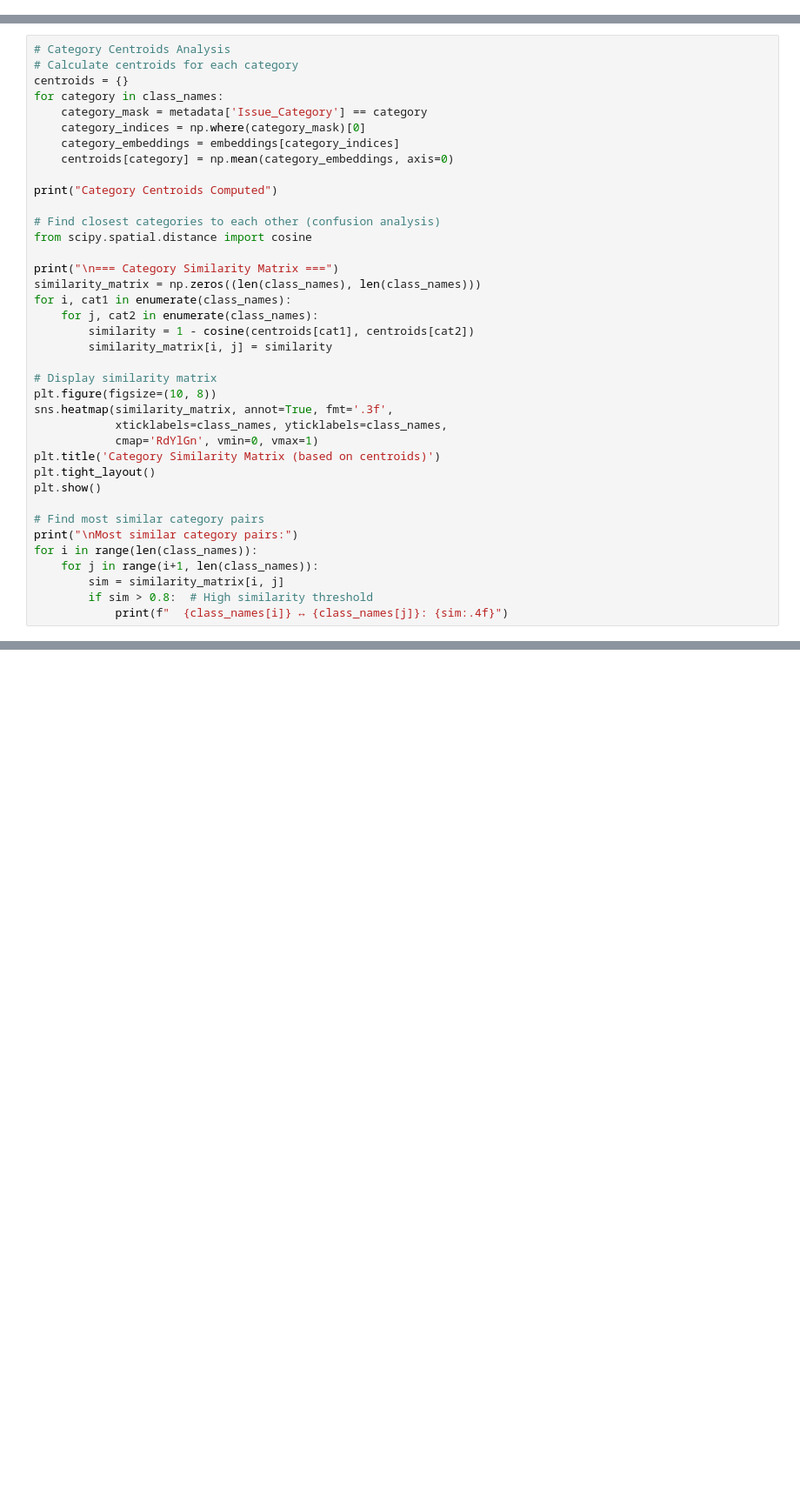
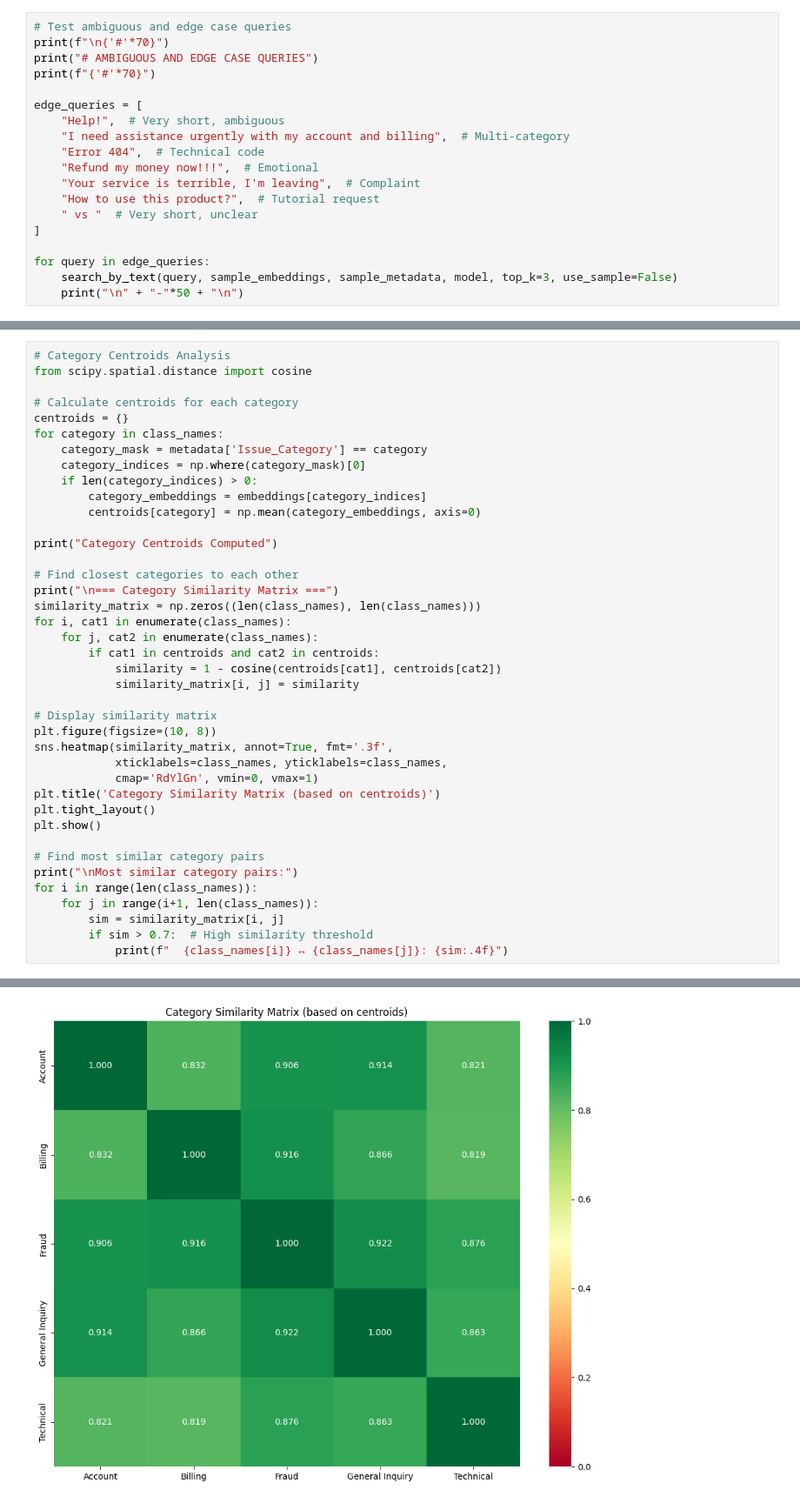
Before and after one commit to Hashem-Rashed/Intelligent-Support-Ticket-Classification-with-RAG, a Jupyter notebook: notebooks/ticket_embeddings_experiment.ipynb.ipynb, the cells around one changed output, grey strips where cells are left out. Shown at 87% size. Drawn from its saved outputs; the diff is of its cells as text; blank space fills up the shorter version.

```diff
--- a/notebooks/ticket_embeddings_experiment.ipynb.ipynb
+++ b/notebooks/ticket_embeddings_experiment.ipynb.ipynb
@@ -485,0 +681,19 @@ for query in queries:
+# %%
+# Test ambiguous and edge case queries
+print(f"\n{'#'*70}")
+print("# AMBIGUOUS AND EDGE CASE QUERIES")
+print(f"{'#'*70}")
+
+edge_queries = [
+    "Help!",  # Very short, ambiguous
+    "I need assistance urgently with my account and billing",  # Multi-category
+    "Error 404",  # Technical code
+    "Refund my money now!!!",  # Emotional
+    "Your service is terrible, I'm leaving",  # Complaint
+    "How to use this product?",  # Tutorial request
+    " vs "  # Very short, unclear
+]
+
+for query in edge_queries:
+    search_by_text(query, sample_embeddings, sample_metadata, model, top_k=3, use_sample=False)
+    print("\n" + "-"*50 + "\n")
@@ -486,24 +893,26 @@ for query in queries:
 # %%
 # Category Centroids Analysis
+from scipy.spatial.distance import cosine
+
 # Calculate centroids for each category
 centroids = {}
 for category in class_names:
     category_mask = metadata['Issue_Category'] == category
     category_indices = np.where(category_mask)[0]
-    category_embeddings = embeddings[category_indices]
-    centroids[category] = np.mean(category_embeddings, axis=0)
+    if len(category_indices) > 0:
+        category_embeddings = embeddings[category_indices]
+        centroids[category] = np.mean(category_embeddings, axis=0)
 
 print("Category Centroids Computed")
 
-# Find closest categories to each other (confusion analysis)
-from scipy.spatial.distance import cosine
-
+# Find closest categories to each other
 print("\n=== Category Similarity Matrix ===")
 similarity_matrix = np.zeros((len(class_names), len(class_names)))
 for i, cat1 in enumerate(class_names):
     for j, cat2 in enumerate(class_names):
-        similarity = 1 - cosine(centroids[cat1], centroids[cat2])
-        similarity_matrix[i, j] = similarity
+        if cat1 in centroids and cat2 in centroids:
+            similarity = 1 - cosine(centroids[cat1], centroids[cat2])
+            similarity_matrix[i, j] = similarity
 
 # Display similarity matrix
 plt.figure(figsize=(10, 8))
@@ -519,5 +928,6 @@ print("\nMost similar category pairs:")
 for i in range(len(class_names)):
     for j in range(i+1, len(class_names)):
         sim = similarity_matrix[i, j]
-        if sim > 0.8:  # High similarity threshold
+        if sim > 0.7:  # High similarity threshold
             print(f"  {class_names[i]} ↔ {class_names[j]}: {sim:.4f}")
+# %% [output]
@@ -523,0 +937 @@ for i in range(len(class_names)):
+[figure, added]
```
Also changed, not shown: parts of 17 cells of this notebook, 7 other files.
